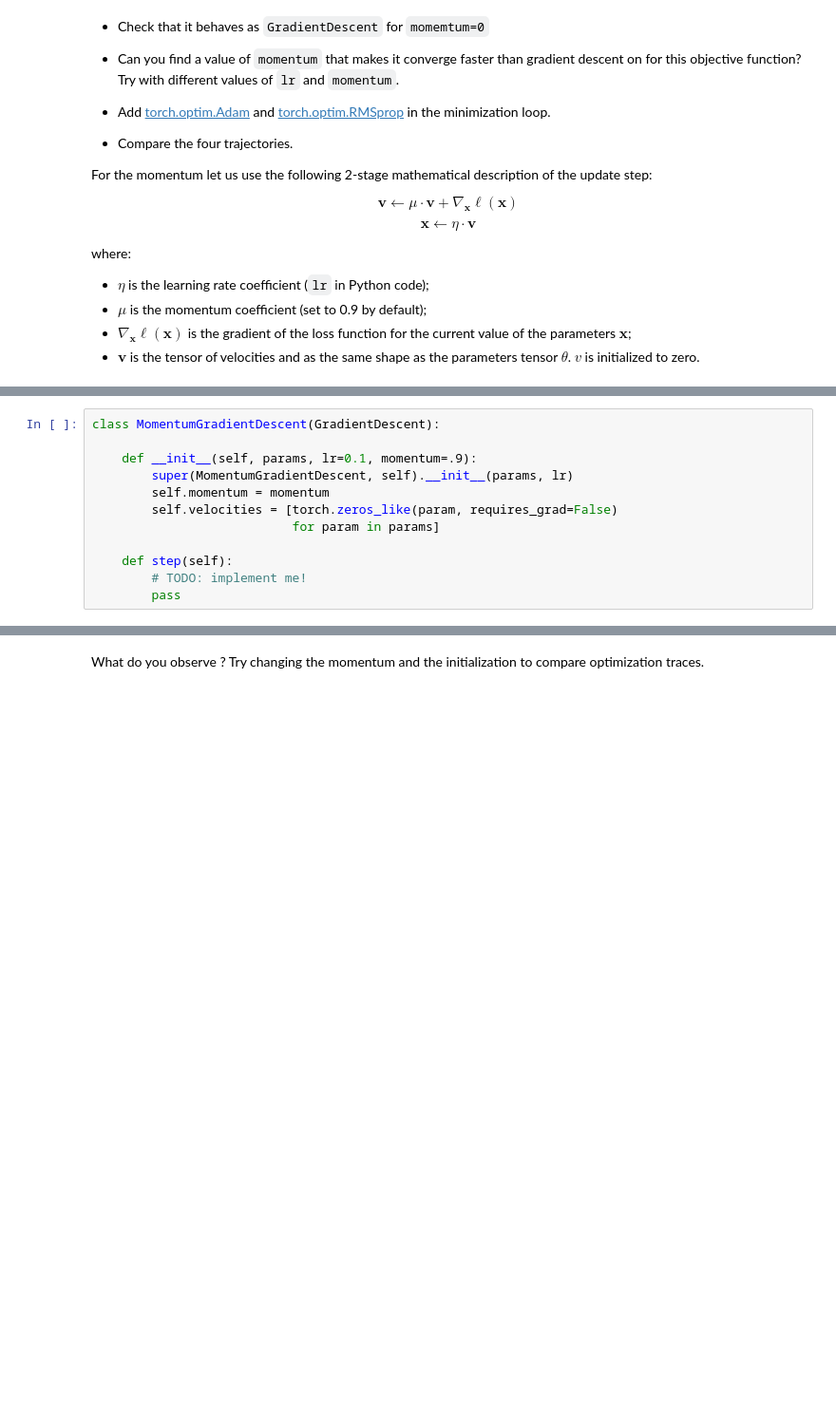
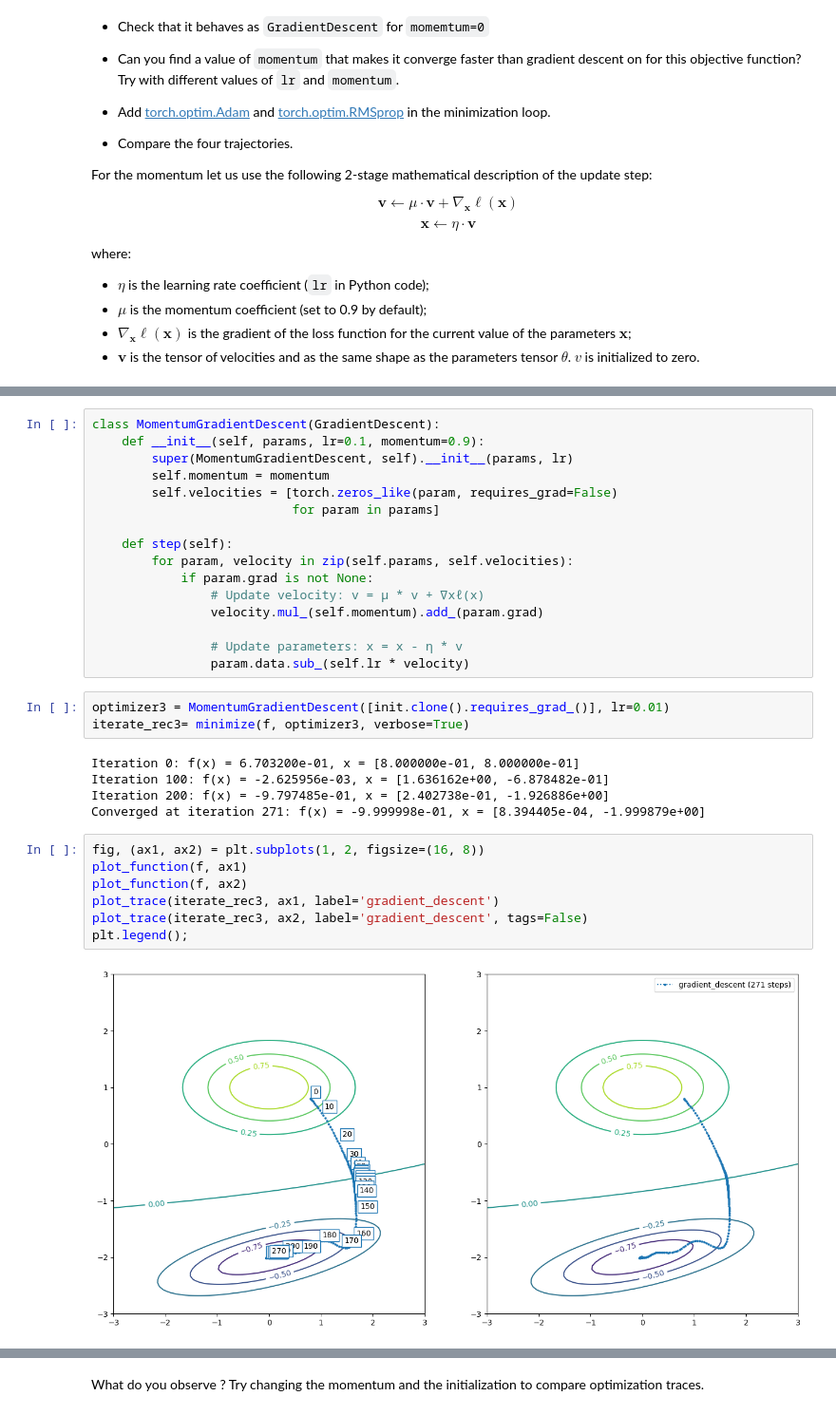
Before and after one commit to theodruilhe/OptimizationDeepLearning, a Jupyter notebook: projet_notebook.ipynb, the cells around one changed output, grey strips where cells are left out. Shown at 95% size. Cells and saved outputs as stored; diff of their text form; blank space fills up the shorter version.

```diff
--- a/projet_notebook.ipynb
+++ b/projet_notebook.ipynb
@@ -553,12 +648,33 @@ where:
 # %%
 class MomentumGradientDescent(GradientDescent):
-
-    def __init__(self, params, lr=0.1, momentum=.9):
+    def __init__(self, params, lr=0.1, momentum=0.9):
         super(MomentumGradientDescent, self).__init__(params, lr)
         self.momentum = momentum
         self.velocities = [torch.zeros_like(param, requires_grad=False)
                            for param in params]
 
     def step(self):
-        # TODO: implement me!
-        pass
+        for param, velocity in zip(self.params, self.velocities):
+            if param.grad is not None:
+                # Update velocity: v = μ * v + ∇xℓ(x)
+                velocity.mul_(self.momentum).add_(param.grad)
+
+                # Update parameters: x = x - η * v
+                param.data.sub_(self.lr * velocity)
+# %%
+optimizer3 = MomentumGradientDescent([init.clone().requires_grad_()], lr=0.01)
+iterate_rec3= minimize(f, optimizer3, verbose=True)
+# %% [output]
+Iteration 0: f(x) = 6.703200e-01, x = [8.000000e-01, 8.000000e-01]
+Iteration 100: f(x) = -2.625956e-03, x = [1.636162e+00, -6.878482e-01]
+Iteration 200: f(x) = -9.797485e-01, x = [2.402738e-01, -1.926886e+00]
+Converged at iteration 271: f(x) = -9.999998e-01, x = [8.394405e-04, -1.999879e+00]
+# %%
+fig, (ax1, ax2) = plt.subplots(1, 2, figsize=(16, 8))
+plot_function(f, ax1)
+plot_function(f, ax2)
+plot_trace(iterate_rec3, ax1, label='gradient_descent')
+plot_trace(iterate_rec3, ax2, label='gradient_descent', tags=False)
+plt.legend();
+# %% [output]
+[figure, added]
```
Also changed, not shown: parts of 45 cells of this notebook.
